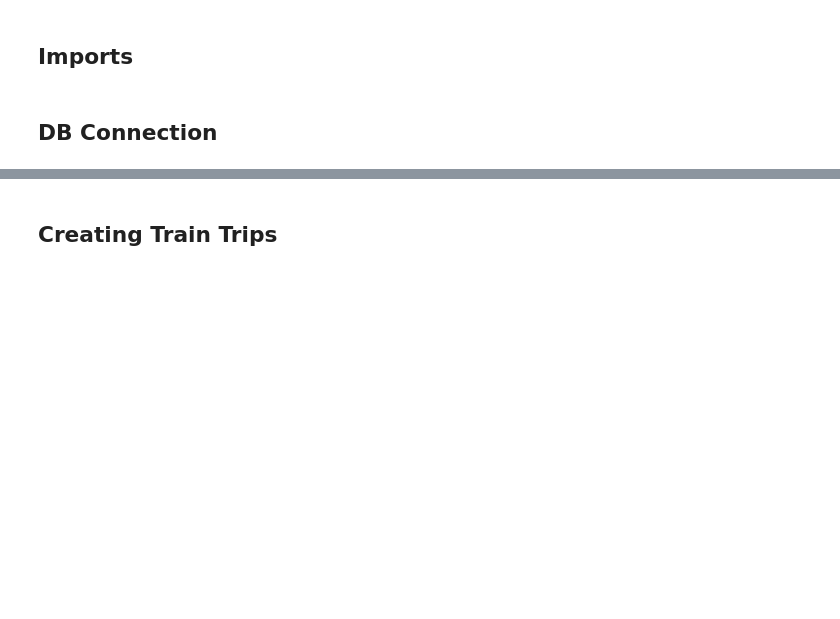
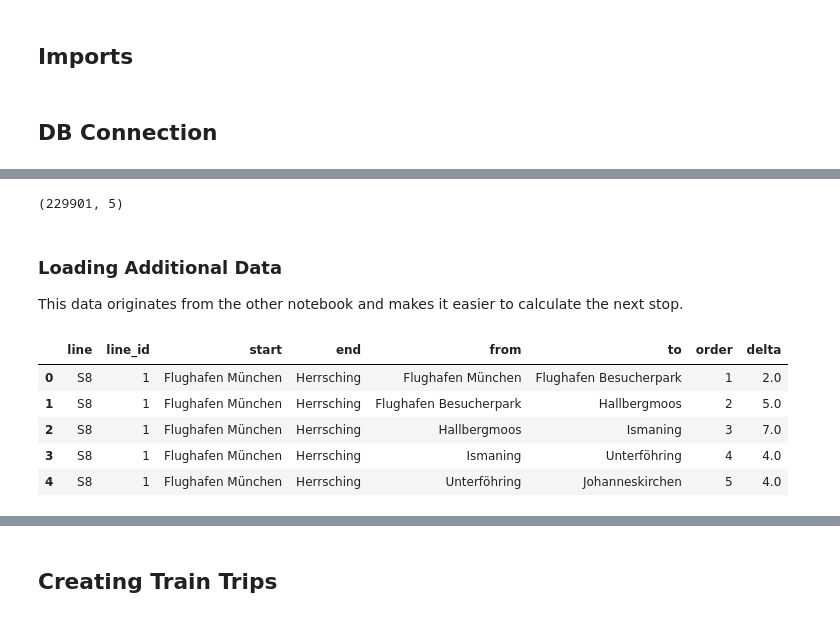
Before and after one commit to Ra0k/sbahn_monitor, a Jupyter notebook: matching_logic_example/Matching_stops_to_a_trip.ipynb, the cells around one changed output, grey strips where cells are left out. Cells and saved outputs as stored; diff of their text form; code cells hidden in the pictures; blank space fills up the shorter version.

```diff
--- a/matching_logic_example/Matching_stops_to_a_trip.ipynb
+++ b/matching_logic_example/Matching_stops_to_a_trip.ipynb
@@ -217,0 +115,8 @@ all_stops_df = pd.read_sql(all_stops, engine)
+# %%
+all_departures_df.shape
+# %% [output]
+(229901, 5)
+# %% [markdown]
+### Loading Additional Data
+
+This data originates from the other notebook and makes it easier to calculate the next stop.
@@ -217,0 +125,9 @@ all_stops_df = pd.read_sql(all_stops, engine)
+# %%
+line_data.head()
+# %% [output]
+|  | line | line_id | start | end | from | to | order | delta |
+| 0 | S8 | 1 | Flughafen München | Herrsching | Flughafen München | Flughafen Besucherpark | 1 | 2.0 |
+| 1 | S8 | 1 | Flughafen München | Herrsching | Flughafen Besucherpark | Hallbergmoos | 2 | 5.0 |
+| 2 | S8 | 1 | Flughafen München | Herrsching | Hallbergmoos | Ismaning | 3 | 7.0 |
+| 3 | S8 | 1 | Flughafen München | Herrsching | Ismaning | Unterföhring | 4 | 4.0 |
+| 4 | S8 | 1 | Flughafen München | Herrsching | Unterföhring | Johanneskirchen | 5 | 4.0 |
```
Also changed, not shown: parts of 38 cells of this notebook, 2 other files.
